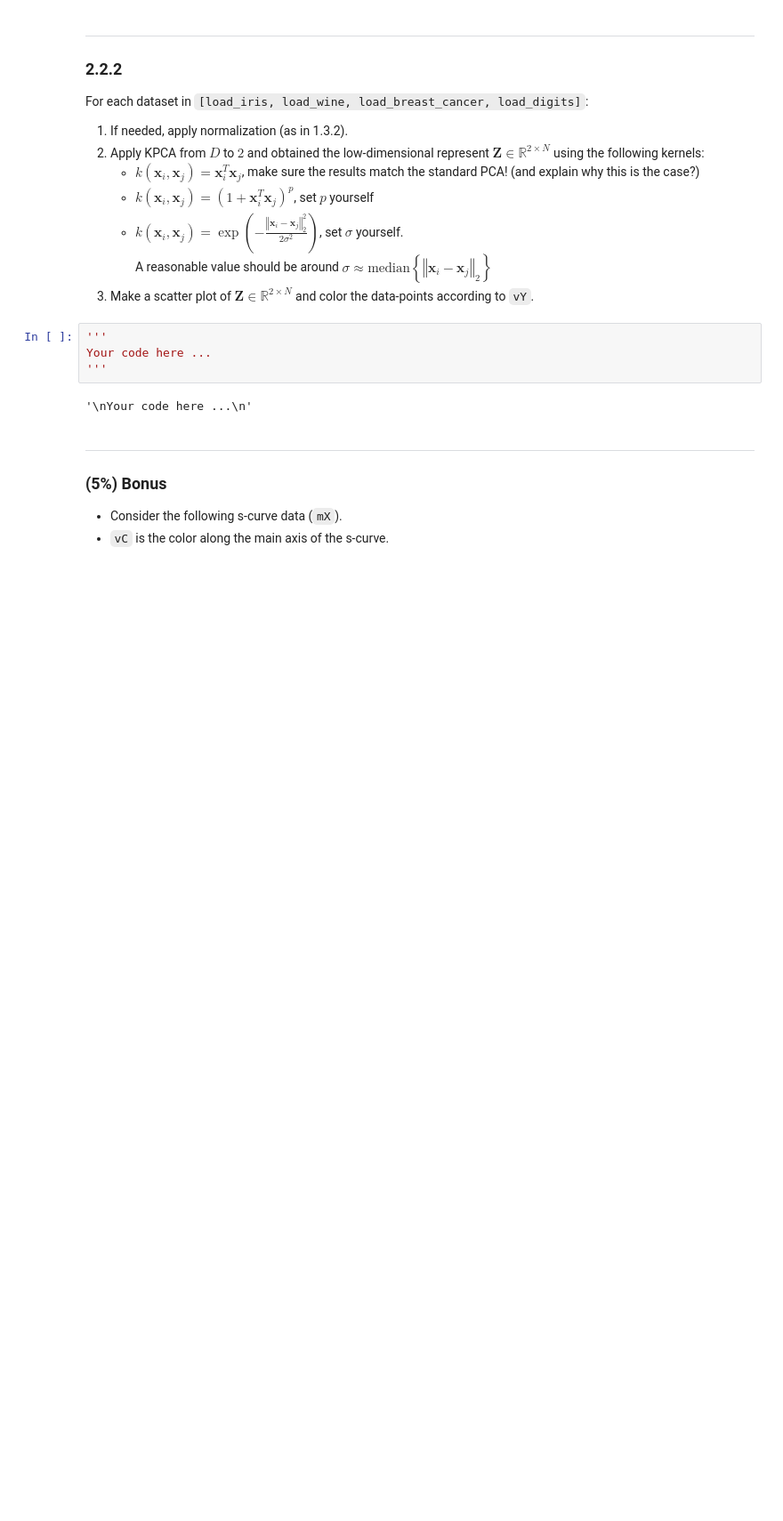
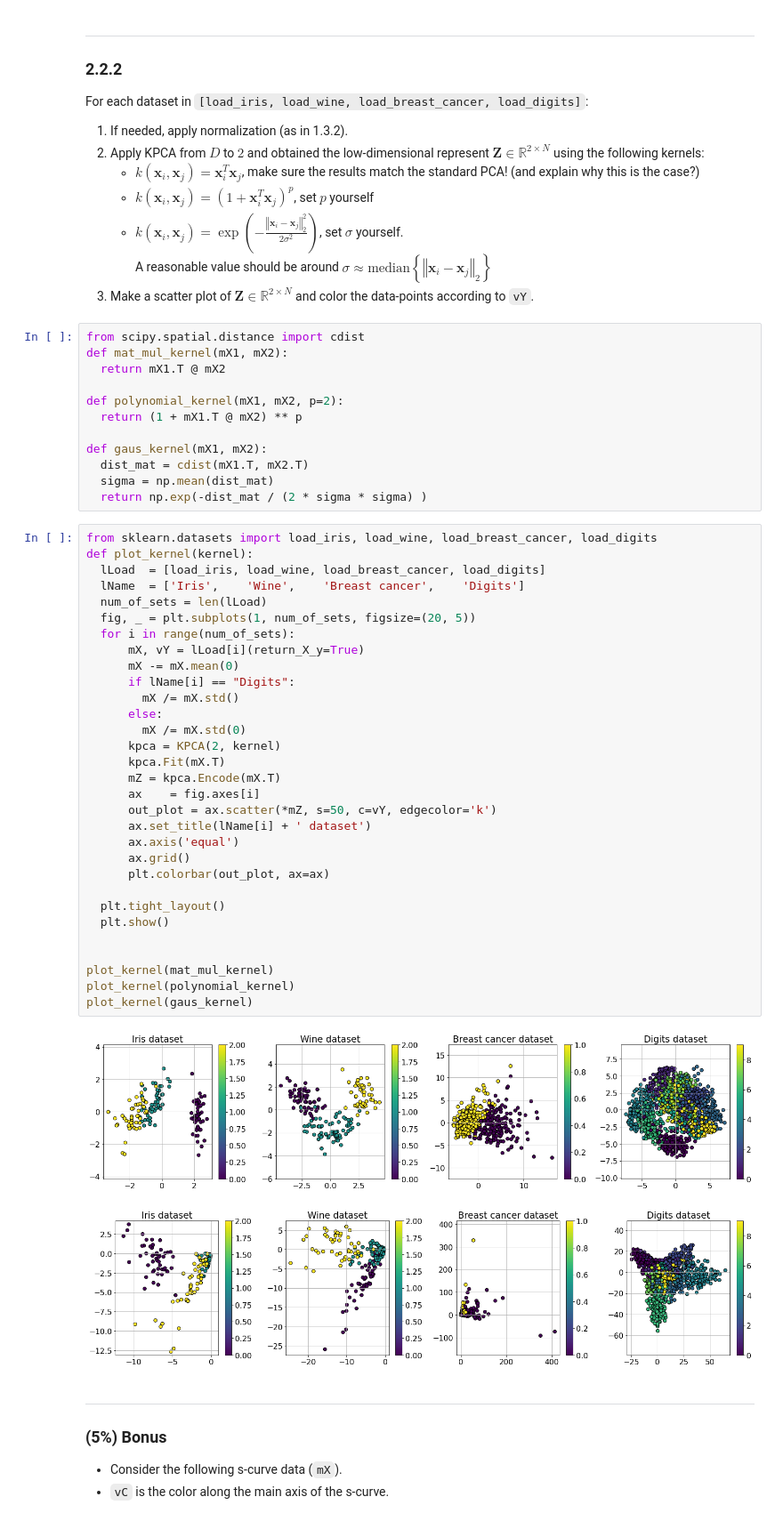
Before and after one commit to alonbar/unsupervised-learning, a Jupyter notebook: ProblemSet2/ProblemSet2.ipynb, the cells around one changed output. Shown at 89% size. Drawn from its saved outputs; the diff is of its cells as text; blank space fills up the shorter version.

```diff
--- a/ProblemSet2/ProblemSet2.ipynb
+++ b/ProblemSet2/ProblemSet2.ipynb
@@ -317,12 +329,52 @@ For each dataset in `[load_iris, load_wine, load_breast_cancer, load_digits]`:
     * $k\left(\boldsymbol{x}_{i},\boldsymbol{x}_{j}\right)=\exp\left(-\frac{\left\Vert \boldsymbol{x}_{i}-\boldsymbol{x}_{j}\right\Vert _{2}^{2}}{2\sigma^{2}}\right)$, set $\sigma$ yourself.
     A reasonable value should be around $\sigma\approx\textrm{median}\left\{ \left\Vert \boldsymbol{x}_{i}-\boldsymbol{x}_{j}\right\Vert _{2}\right\} $
 4. Make a scatter plot of $\boldsymbol{Z}\in\mathbb{R}^{2\times N}$ and color the data-points according to `vY`.
-# %%
-'''
-Your code here ...
-'''
-# %% [output]
-'\nYour code here ...\n'
+# %%
+from scipy.spatial.distance import cdist
+def mat_mul_kernel(mX1, mX2):
+  return mX1.T @ mX2
+
+def polynomial_kernel(mX1, mX2, p=2):
+  return (1 + mX1.T @ mX2) ** p
+
+def gaus_kernel(mX1, mX2):
+  dist_mat = cdist(mX1.T, mX2.T)
+  sigma = np.mean(dist_mat)
+  return np.exp(-dist_mat / (2 * sigma * sigma) )
+# %%
+from sklearn.datasets import load_iris, load_wine, load_breast_cancer, load_digits
+def plot_kernel(kernel):
+  lLoad  = [load_iris, load_wine, load_breast_cancer, load_digits]
+  lName  = ['Iris',    'Wine',    'Breast cancer',    'Digits']
+  num_of_sets = len(lLoad)
+  fig, _ = plt.subplots(1, num_of_sets, figsize=(20, 5))
+  for i in range(num_of_sets):
+      mX, vY = lLoad[i](return_X_y=True)
+      mX -= mX.mean(0)
+      if lName[i] == "Digits":
+        mX /= mX.std()
+      else:
+        mX /= mX.std(0)
+      kpca = KPCA(2, kernel)
+      kpca.Fit(mX.T)
+      mZ = kpca.Encode(mX.T)
+      ax    = fig.axes[i]
+      out_plot = ax.scatter(*mZ, s=50, c=vY, edgecolor='k')
+      ax.set_title(lName[i] + ' dataset')
+      ax.axis('equal')
+      ax.grid()
+      plt.colorbar(out_plot, ax=ax)
+
+  plt.tight_layout()
+  plt.show()
+
+
+plot_kernel(mat_mul_kernel)
+plot_kernel(polynomial_kernel)
+plot_kernel(gaus_kernel)
+# %% [output]
+[figure, added]
+[figure, added]
 # %% [markdown]
 ---
 ### (5%) Bonus
```
Also changed, not shown: parts of 4 cells of this notebook.
